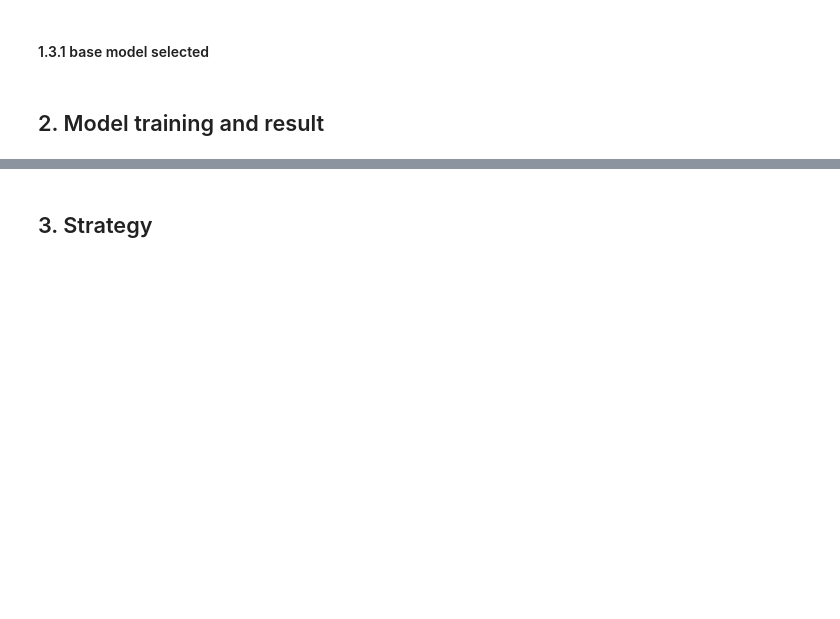
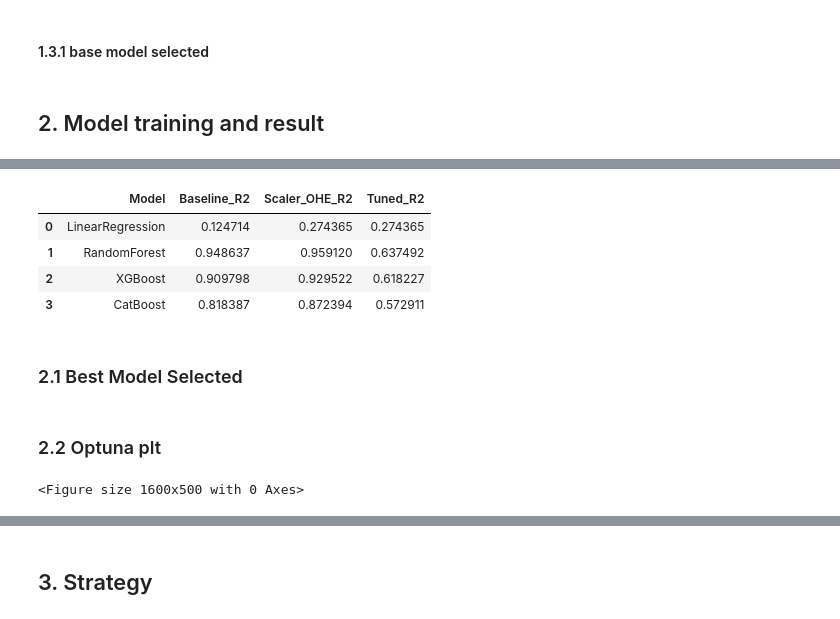
Before and after one commit to ygong-hue/Machine-Learning-Project, a Jupyter notebook: data.ipynb, the cells around one changed output, grey strips where cells are left out. Saved outputs shown, nothing was run; the diff lists cells and outputs as text; code cells hidden in the pictures; blank space fills up the shorter version.

```diff
--- a/data.ipynb
+++ b/data.ipynb
@@ -349,0 +529,10 @@ Tuned RMSE: 6.2581
+# %%
+results_r2_df
+# %% [output]
+|  | Model | Baseline_R2 | Scaler_OHE_R2 | Tuned_R2 |
+| 0 | LinearRegression | 0.124714 | 0.274365 | 0.274365 |
+| 1 | RandomForest | 0.948637 | 0.959120 | 0.637492 |
+| 2 | XGBoost | 0.909798 | 0.929522 | 0.618227 |
+| 3 | CatBoost | 0.818387 | 0.872394 | 0.572911 |
+# %% [markdown]
+### 2.1 Best Model Selected
@@ -349,0 +545,12 @@ Tuned RMSE: 6.2581
+# %% [markdown]
+### 2.2 Optuna plt
+# %%
+if best_study is None:
+    print("⚠️ no Optuna Tuning records")
+else:
+    plt.figure(figsize=(16,5))
+    plot_param_importances(best_study)
+    #plt.title(f"Optuna Param Importance")
+    plt.show()
+# %% [output]
+<Figure size 1600x500 with 0 Axes>
```
Also changed, not shown: parts of 22 cells of this notebook, 8 other files.
